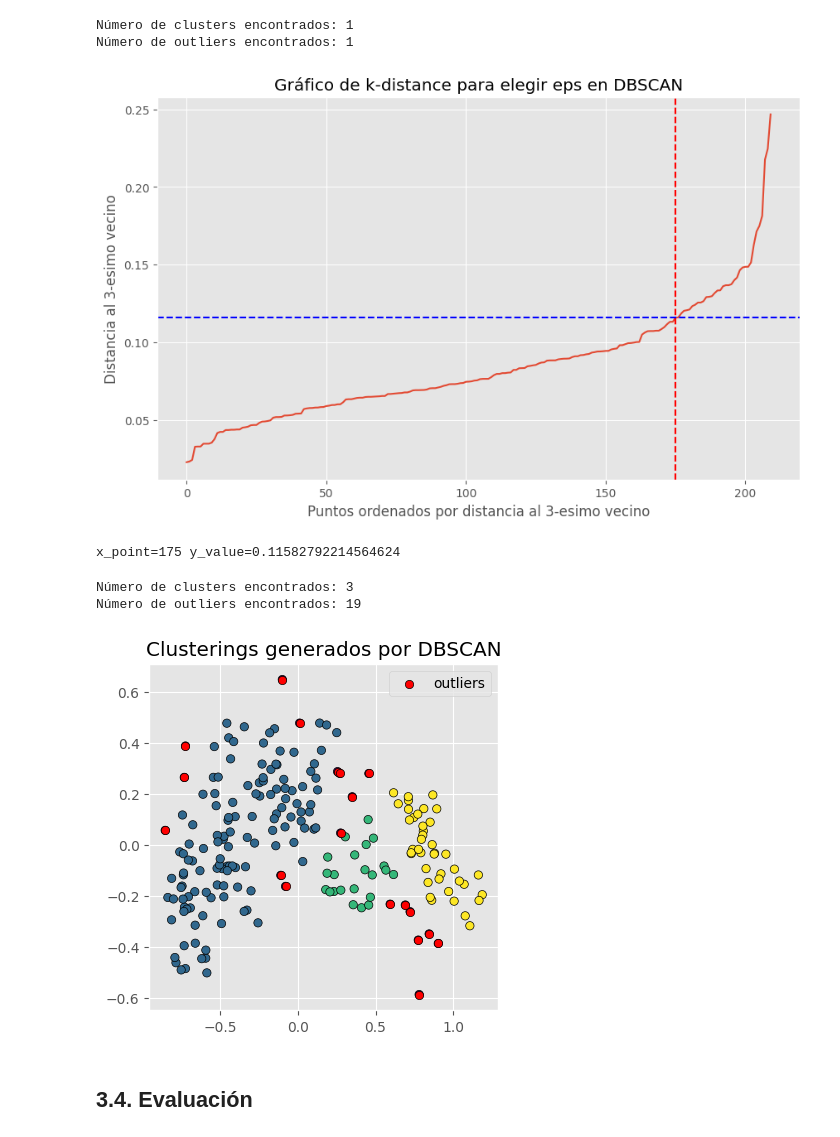
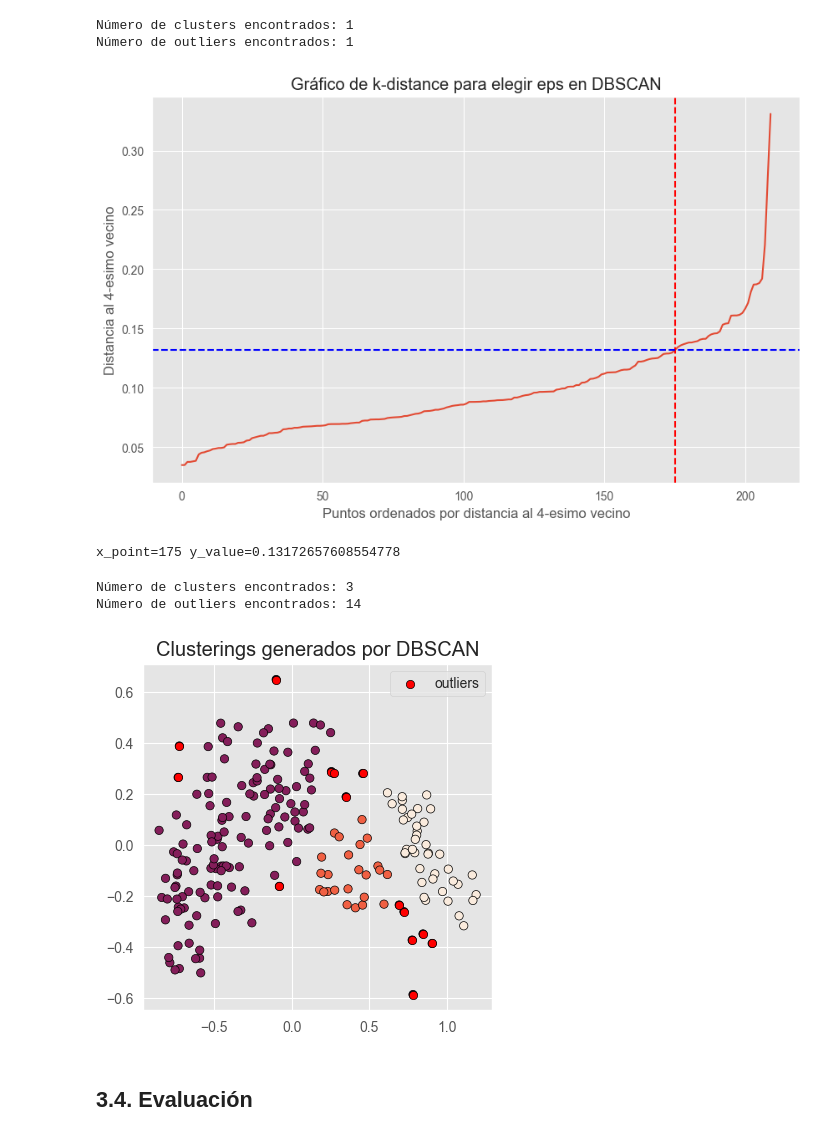
Before and after one commit to liangjizhu/Aprendizaje-Automatico-lab-2, a Jupyter notebook: notebook1.ipynb, the cells around one changed output. Saved outputs shown, nothing was run; the diff lists cells and outputs as text; code cells hidden in the pictures.

```diff
--- a/notebook1.ipynb
+++ b/notebook1.ipynb
@@ -386,38 +334,38 @@ print(f'Número de outliers encontrados: {n_noise}')
 Número de clusters encontrados: 1
 Número de outliers encontrados: 1
 # %%
-min_samples = 4
+min_samples = 5
 
 # Compute the nearest neighbors
 nn = NearestNeighbors(n_neighbors=min_samples)
 nn.fit(X_scaled)
 distances, indices = nn.kneighbors(X_scaled)
 
 # Sort the distances
 sorted_distances = np.sort(distances[:, min_samples-1 ], axis=0)
 
 x_point = 175
 y_value = sorted_distances[x_point]  # Obtener el valor de la distancia para ese punto
 
 # Plot the k-distance graph
 plt.figure(figsize=(10, 6))
 plt.plot(sorted_distances)
 plt.xlabel('Puntos ordenados por distancia al {}-esimo vecino'.format(min_samples - 1))
 plt.ylabel('Distancia al {}-esimo vecino'.format(min_samples - 1))
 plt.title('Gráfico de k-distance para elegir eps en DBSCAN')
 
 plt.axvline(x=x_point, color='r', linestyle='--')
 
 # Dibujar la línea horizontal correspondiente en el eje Y
 plt.axhline(y=y_value, color='b', linestyle='--')
 
 plt.grid(True)
 plt.show()
 
 print(f'{x_point=} y_value={y_value}')
 # %% [output]
-[figure, old version]
+[figure, new version]
-x_point=175 y_value=0.11582792214564624
+x_point=175 y_value=0.13172657608554778
 # %%
 # Modelo
 # ==============================================================================
@@ -465,8 +413,8 @@ print(f'Número de clusters encontrados: {n_clusters}')
 print(f'Número de outliers encontrados: {n_noise}')
 # %% [output]
 Número de clusters encontrados: 3
-Número de outliers encontrados: 19
+Número de outliers encontrados: 14
-[figure, old version]
+[figure, new version]
 # %% [markdown]
 ## 3.4. Evaluación
 # %%
```
Also changed, not shown: parts of 13 cells of this notebook.
